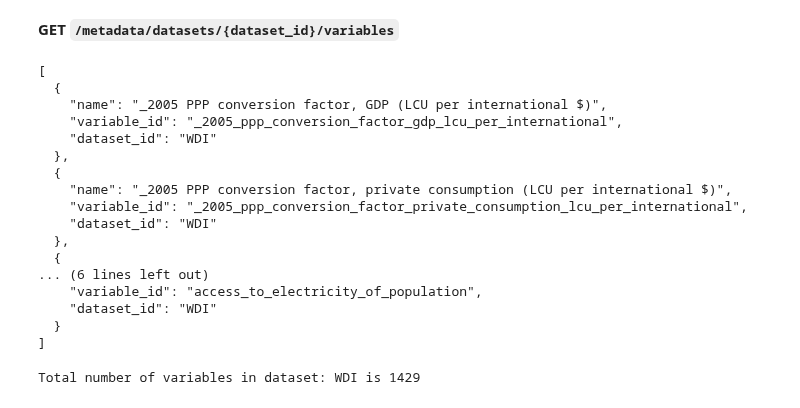
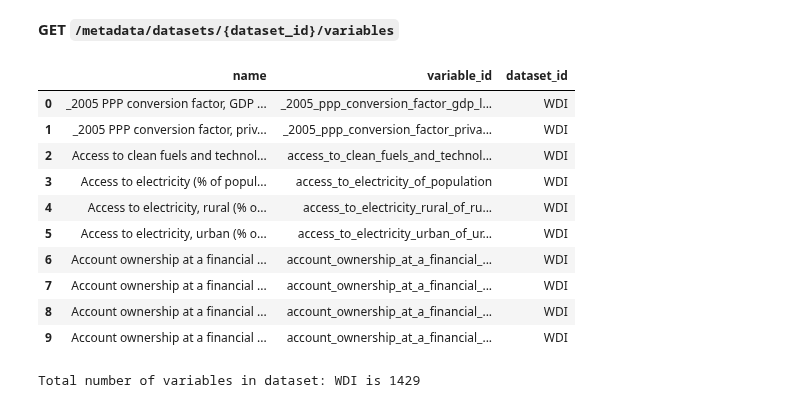
Before and after one commit to usc-isi-i2/datamart-api, a Jupyter notebook: Datamart Data API Demo.ipynb, the cells around one changed output. Cells and saved outputs as stored; diff of their text form; code cells hidden in the pictures.

```diff
--- a/Datamart Data API Demo.ipynb
+++ b/Datamart Data API Demo.ipynb
@@ -93,25 +86,20 @@ print(json.dumps(response.json(), indent=2))
 **GET `/metadata/datasets/{dataset_id}/variables`**
 # %%
 response = get(f'{datamart_api_url}/metadata/datasets/WDI/variables')
-print(json.dumps(response.json()[:4], indent=2)) # printing only 4
+df = pd.DataFrame(response.json())
+df.head(10) # print only 10
 # %% [output]
-[
-  {
-    "name": "_2005 PPP conversion factor, GDP (LCU per international $)",
-    "variable_id": "_2005_ppp_conversion_factor_gdp_lcu_per_international",
-    "dataset_id": "WDI"
-  },
-  {
-    "name": "_2005 PPP conversion factor, private consumption (LCU per international $)",
-    "variable_id": "_2005_ppp_conversion_factor_private_consumption_lcu_per_international",
-    "dataset_id": "WDI"
-  },
-  {
-... (6 lines left out)
-    "variable_id": "access_to_electricity_of_population",
-    "dataset_id": "WDI"
-  }
-]
+|  | name | variable_id | dataset_id |
+| 0 | _2005 PPP conversion factor, GDP ... | _2005_ppp_conversion_factor_gdp_l... | WDI |
+| 1 | _2005 PPP conversion factor, priv... | _2005_ppp_conversion_factor_priva... | WDI |
+| 2 | Access to clean fuels and technol... | access_to_clean_fuels_and_technol... | WDI |
+| 3 | Access to electricity (% of popul... | access_to_electricity_of_population | WDI |
+| 4 | Access to electricity, rural (% o... | access_to_electricity_rural_of_ru... | WDI |
+| 5 | Access to electricity, urban (% o... | access_to_electricity_urban_of_ur... | WDI |
+| 6 | Account ownership at a financial ... | account_ownership_at_a_financial_... | WDI |
+| 7 | Account ownership at a financial ... | account_ownership_at_a_financial_... | WDI |
+| 8 | Account ownership at a financial ... | account_ownership_at_a_financial_... | WDI |
+| 9 | Account ownership at a financial ... | account_ownership_at_a_financial_... | WDI |
 # %%
 print('Total number of variables in dataset: {} is {}'.format('WDI', len(response.json())))
 # %% [output]
```
Also changed, not shown: parts of 7 cells of this notebook.
